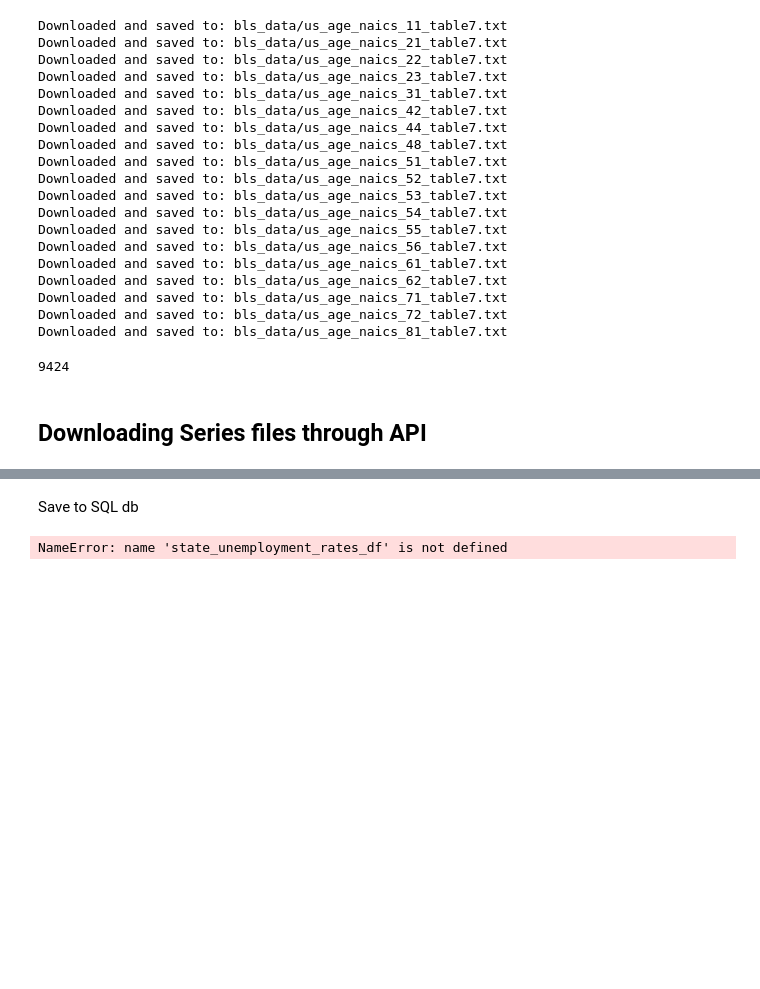
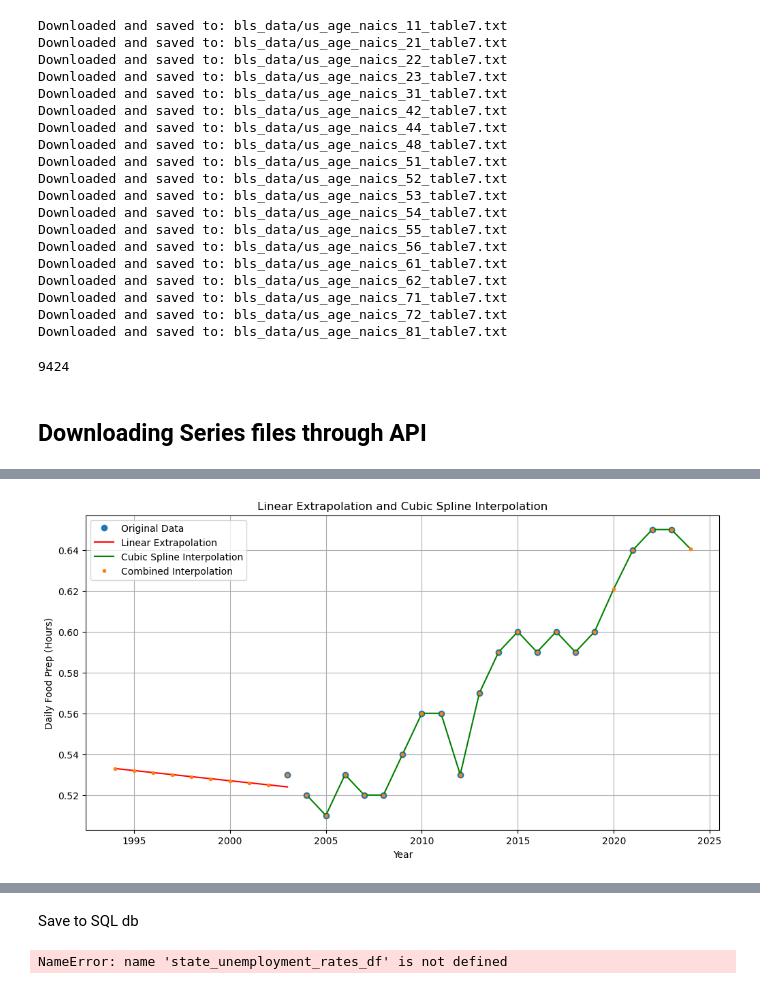
Before and after one commit to SebastianSeljak/PIC16B_Econ, a Jupyter notebook: dataset.ipynb, the cells around one changed output, grey strips where cells are left out. Drawn from its saved outputs; the diff is of its cells as text; code cells hidden in the pictures; blank space fills up the shorter version.

```diff
--- a/dataset.ipynb
+++ b/dataset.ipynb
@@ -105,0 +314,91 @@ No Data Available for Series CXUFOODTOTLLB0201M Year: 2024
+# %%
+import pandas as pd
+import numpy as np
+from scipy.interpolate import CubicSpline
+import matplotlib.pyplot as plt
+
+from sklearn.linear_model import LinearRegression
+
+
+try:
+    daily_food_prep_pre2020 = bls.get_series('TUU10101AA01001102', 2003, 2019, api_key)
+    daily_food_prep_post2020 = bls.get_series('TUU10101AA01001102', 2021, 2023, api_key)
+    daily_food_prep = pd.concat([daily_food_prep_pre2020, daily_food_prep_post2020])
+
+except Exception as e:
+    print(f"An error occurred fetching data from the BLS API: {e}")
+    exit()
+
+# --- 2. Prepare the data ---
+
+daily_food_prep = daily_food_prep.reset_index()
+daily_food_prep.columns = ['year', 'food_prep']
+daily_food_prep['year'] = daily_food_prep['year'].astype(int)
+
+# --- FIX: Correct the year offset ---
+daily_food_prep['year'] = daily_food_prep['year'] + 1970
+
+
+daily_food_prep = daily_food_prep.sort_values('year')
+
+x_known = daily_food_prep['year'].values
+y_known = daily_food_prep['food_prep'].values
+
+# --- 3. Linear Extrapolation for the First 10 Values ---
+
+n_extrapolate = 10
+n_linear_fit = 5
+x_linear_fit = x_known[:n_linear_fit]
+y_linear_fit = y_known[:n_linear_fit]
+
+model = LinearRegression()
+model.fit(x_linear_fit.reshape(-1, 1), y_linear_fit)
+
+x_linear_extrap = np.arange(1994, 1994 + n_extrapolate)
+y_linear_extrap = model.predict(x_linear_extrap.reshape(-1, 1))
+
+# --- 4. Cubic Spline Interpolation (for the rest) ---
+
+x_known_cubic = x_known[x_known >= x_linear_extrap[-1] + 1]
+y_known_cubic = y_known[x_known >= x_linear_extrap[-1] + 1]
+
+cs = CubicSpline(x_known_cubic, y_known_cubic)
+
+# --- 5. Generate Interpolated Values (Cubic Spline) ---
+
+x_interp_cubic = np.arange(x_linear_extrap[-1] + 1, 2025)
+y_interp_cubic = cs(x_interp_cubic)
+
+# --- 6. Combine Linear and Cubic Results ---
+x_interp = np.concatenate([x_linear_extrap, x_interp_cubic])
+y_interp = np.concatenate([y_linear_extrap, y_interp_cubic])
+interpolated_df = pd.DataFrame({'year': x_interp, 'food_prep_interpolated': y_interp})
+
+# --- 7. Merge and Fill ---
+food_prep_df = pd.DataFrame({'year': np.arange(1994, 2025)})
+food_prep_df = food_prep_df.merge(daily_food_prep, on='year', how='left')
+food_prep_df = full_range_df.merge(interpolated_df, on='year', how='left')
+food_prep_df['food_prep'] = food_prep_df['food_prep'].fillna(food_prep_df['food_prep_interpolated'])
+food_prep_df = food_prep_df.drop(columns=['food_prep_interpolated'])
+
+
+# --- 8. Visualization ---
+
+plt.figure(figsize=(12, 6))
+plt.plot(x_known, y_known, 'o', label='Original Data')
+plt.plot(x_linear_extrap, y_linear_extrap, 'r-', label='Linear Extrapolation')
+plt.plot(x_interp_cubic, y_interp_cubic, 'g-', label='Cubic Spline Interpolation')
+plt.plot(food_prep_df['year'], food_prep_df['food_prep'], '.', label = 'Combined Interpolation')
+plt.xlabel('Year')
+plt.ylabel('Daily Food Prep (Hours)')
+plt.title('Linear Extrapolation and Cubic Spline Interpolation')
+plt.legend()
+plt.grid(True)
+plt.show()
+
+# --- 9. Print/Save ---
+
+print(food_prep_df)
+#full_range_df.to_csv('interpolated_tv_hours.csv', index=False)
+# %% [output]
+[figure, added]
```
Also changed, not shown: parts of 13 cells of this notebook, 3 other files.
